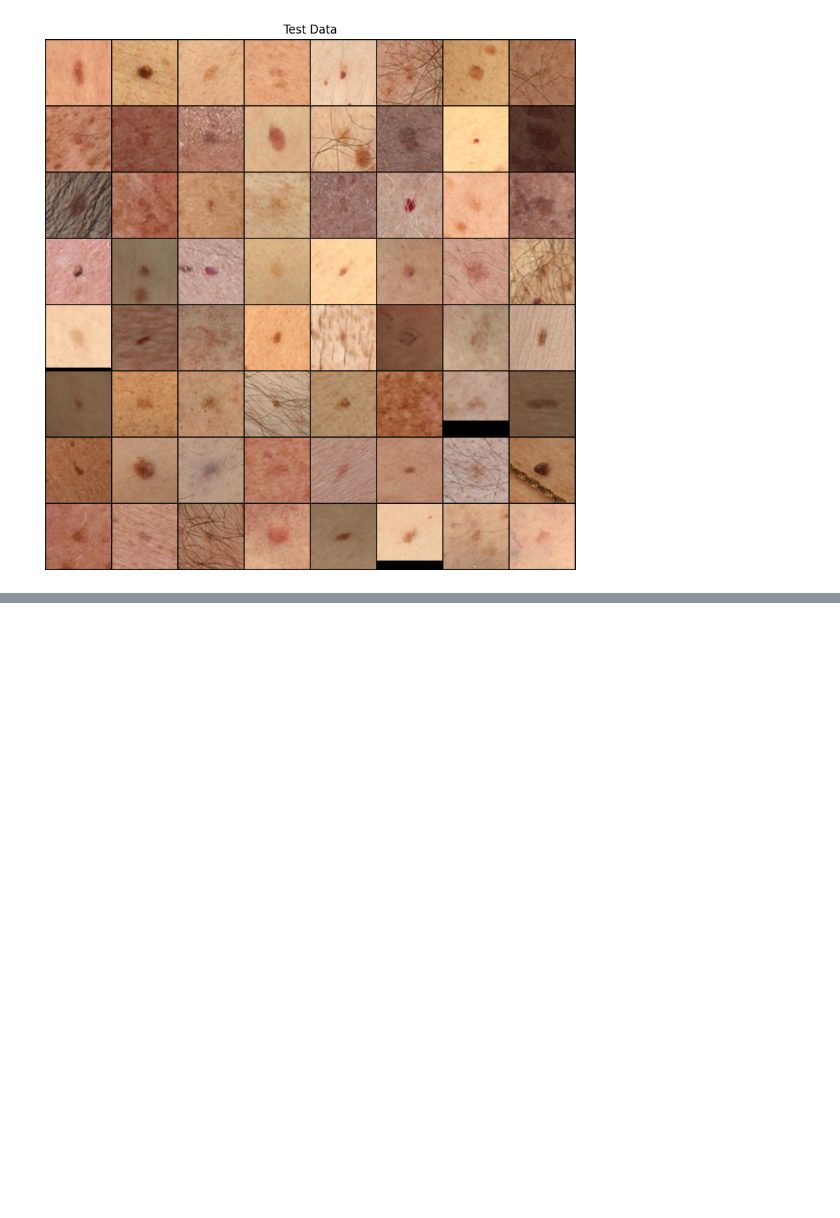
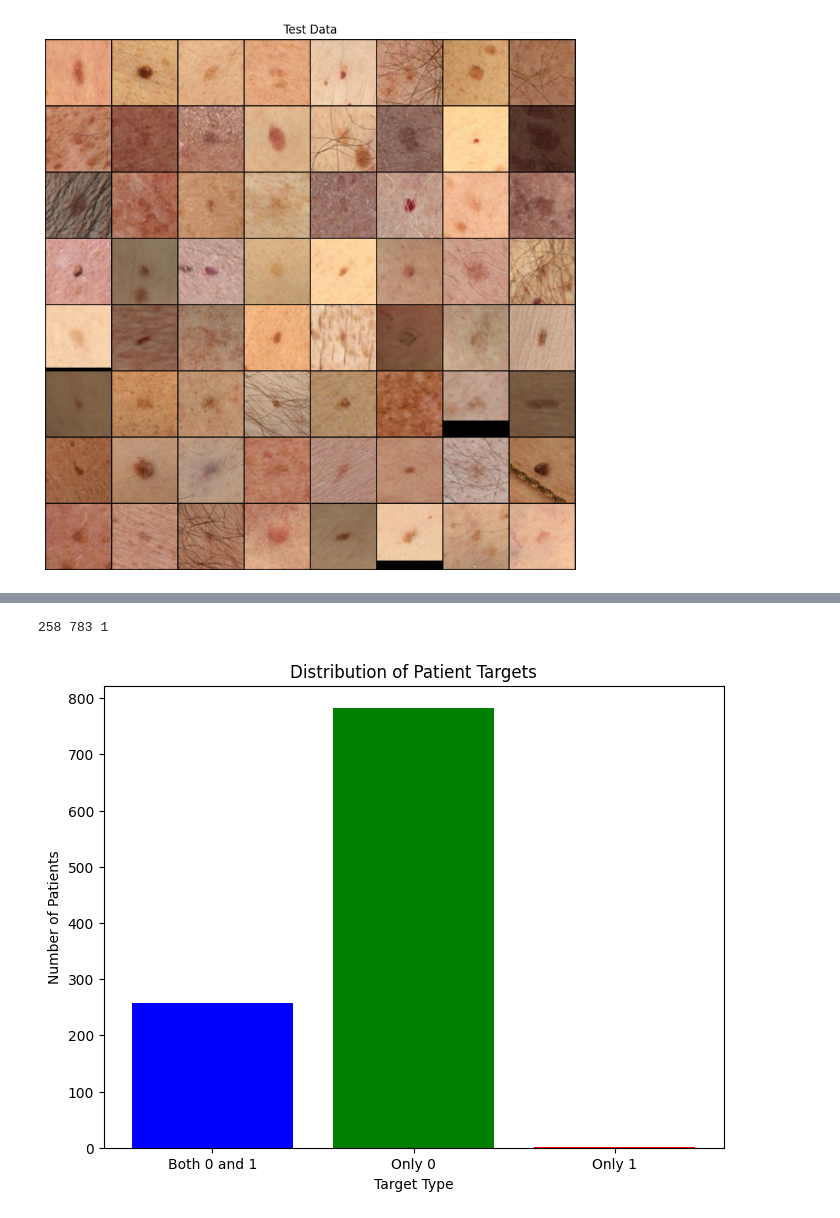
Before and after one commit to Khayrulbuet13/ML4SkinC, a Jupyter notebook: simple_functions.ipynb, the cells around one changed output, grey strips where cells are left out. Saved outputs shown, nothing was run; the diff lists cells and outputs as text; code cells hidden in the pictures; blank space fills up the shorter version.

```diff
--- a/simple_functions.ipynb
+++ b/simple_functions.ipynb
@@ -233,0 +236,11 @@ show_images(test_dl, 'Test Data')
+# %%
+import pandas as pd
+
+# Specify the file path
+file_path = 'dataset/pristine/train-metadata.csv'
+
+# Load the CSV file into a pandas DataFrame
+df = pd.read_csv(file_path)
+
+# Display the DataFrame
+print(df)
@@ -233,0 +265,30 @@ show_images(test_dl, 'Test Data')
+# %%
+
+# Group by 'patient_id' and aggregate unique 'target' values
+patient_targets = df.groupby('patient_id')['target'].agg(set)
+
+# Classify patients by their target types
+patients_with_both = patient_targets[patient_targets == {0, 1}].count()
+patients_with_only_zero = patient_targets[patient_targets == {0}].count()
+patients_with_only_one = patient_targets[patient_targets == {1}].count()
+
+# Display results
+print(patients_with_both, patients_with_only_zero, patients_with_only_one)
+
+
+import matplotlib.pyplot as plt
+
+# Data for visualization
+categories = ['Both 0 and 1', 'Only 0', 'Only 1']
+counts = [patients_with_both, patients_with_only_zero, patients_with_only_one]
+
+# Creating the bar chart
+plt.figure(figsize=(8, 6))
+plt.bar(categories, counts, color=['blue', 'green', 'red'])
+plt.title('Distribution of Patient Targets')
+plt.xlabel('Target Type')
+plt.ylabel('Number of Patients')
+plt.show()
+# %% [output]
+258 783 1
+[figure, added]
```
Also changed, not shown: parts of 5 cells of this notebook, 2 other files.
